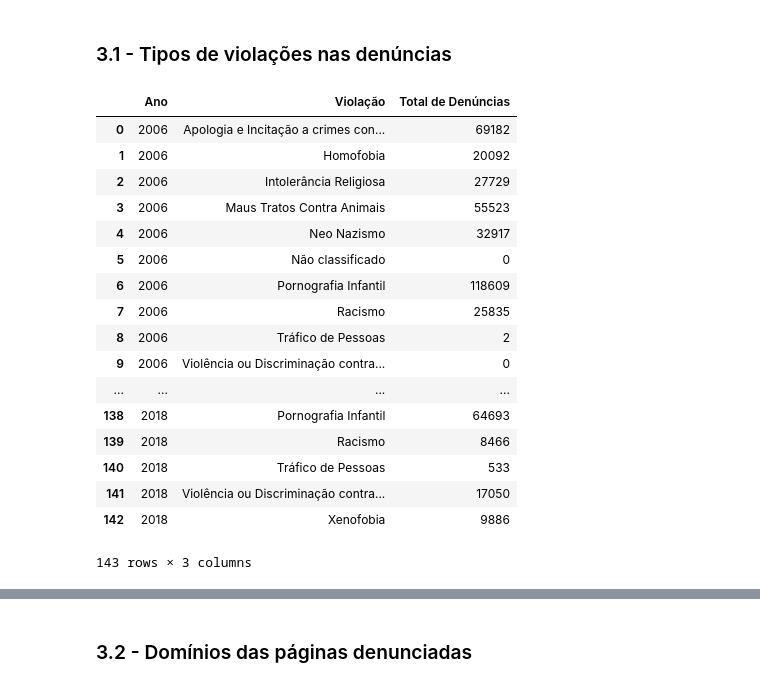
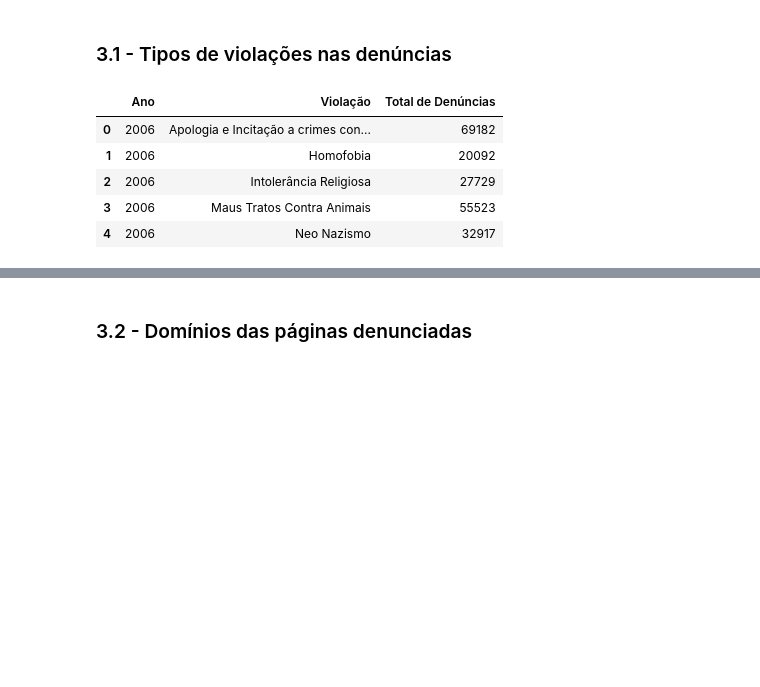
Before and after one commit to DeixeViver/eko-dados, a Jupyter notebook: Notebooks/explorando_indicadores_cnd.ipynb, the cells around one changed output, grey strips where cells are left out. Saved outputs shown, nothing was run; the diff lists cells and outputs as text; code cells hidden in the pictures; blank space fills up the shorter version.

```diff
--- a/Notebooks/explorando_indicadores_cnd.ipynb
+++ b/Notebooks/explorando_indicadores_cnd.ipynb
@@ -40,7 +40,7 @@ plt.rcParams['figure.figsize'] = (9, 9)
 # %% [markdown]
 ### 2 - Importando os dados
 # %%
-violacao = pd.read_csv('../dados/cnd_violacoes.csv')
+violacao = pd.read_csv('../dados/indicadores_cnd_violacao_preprocessado.csv')
 violacao.head(5)
 # %% [output]
 |  | Violação | Total de Denúncias | Mês | Mês Número | Ano |
@@ -86,24 +86,12 @@ dtype: object
 ### 3.1 - Tipos de violações nas denúncias
 # %%
 violacao_agrupada_ano = violacao[['Total de Denúncias', 'Ano', 'Violação']].groupby(['Ano', 'Violação']).sum().reset_index()
-violacao_agrupada_ano
+violacao_agrupada_ano.head(5)
 # %% [output]
 |  | Ano | Violação | Total de Denúncias |
 | 0 | 2006 | Apologia e Incitação a crimes con... | 69182 |
 | 1 | 2006 | Homofobia | 20092 |
 | 2 | 2006 | Intolerância Religiosa | 27729 |
 | 3 | 2006 | Maus Tratos Contra Animais | 55523 |
 | 4 | 2006 | Neo Nazismo | 32917 |
-| 5 | 2006 | Não classificado | 0 |
-| 6 | 2006 | Pornografia Infantil | 118609 |
-| 7 | 2006 | Racismo | 25835 |
-| 8 | 2006 | Tráfico de Pessoas | 2 |
-| 9 | 2006 | Violência ou Discriminação contra... | 0 |
-| ... | ... | ... | ... |
-| 138 | 2018 | Pornografia Infantil | 64693 |
-| 139 | 2018 | Racismo | 8466 |
-| 140 | 2018 | Tráfico de Pessoas | 533 |
-| 141 | 2018 | Violência ou Discriminação contra... | 17050 |
-| 142 | 2018 | Xenofobia | 9886 |
-143 rows × 3 columns
 # %%
```
Also changed, not shown: parts of 10 cells of this notebook, 2 other files.
